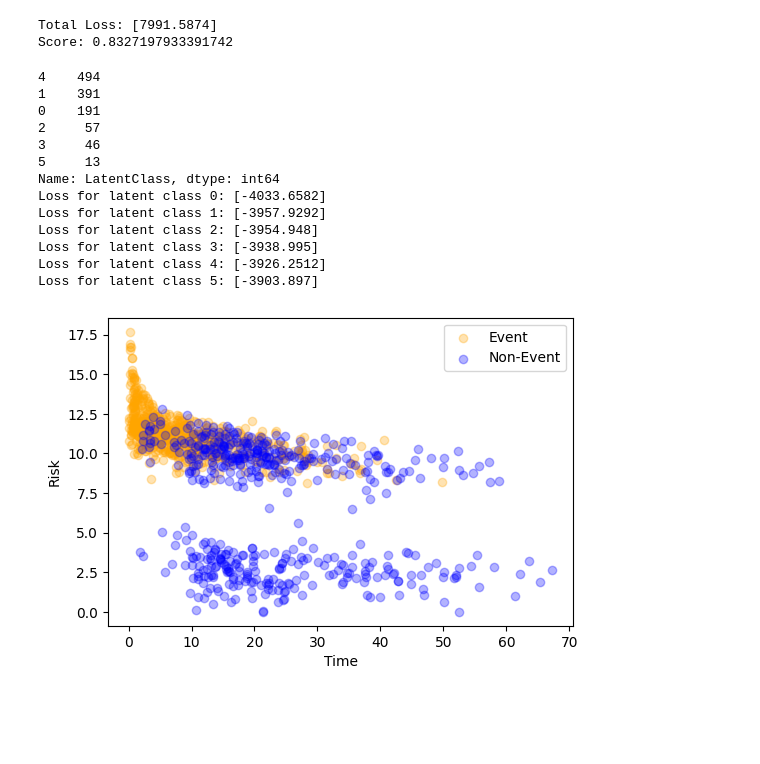
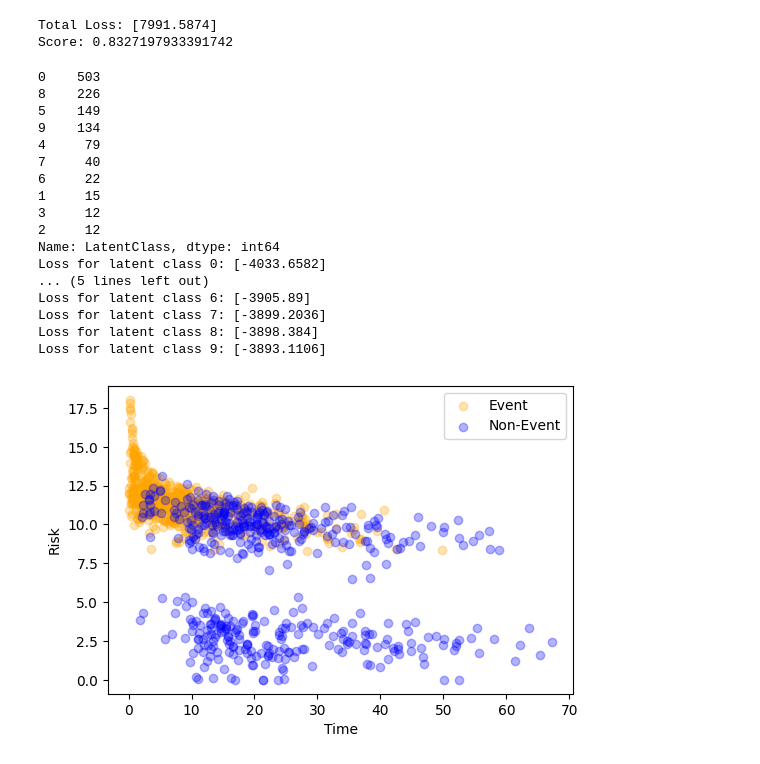
Before and after one commit to Kcole3/datasci_223, a Jupyter notebook: exercises/final_project.ipynb, the cells around one changed output. Saved outputs shown, nothing was run; the diff lists cells and outputs as text; code cells hidden in the pictures; blank space fills up the shorter version.

```diff
--- a/exercises/final_project.ipynb
+++ b/exercises/final_project.ipynb
@@ -373,3 +373,18 @@ Try using .loc[row_indexer,col_indexer] = value instead
 
 See the caveats in the documentation: https://pandas.pydata.org/pandas-docs/stable/user_guide/indexing.html#returning-a-view-versus-a-copy
   data_clean2['drug_class'] = data_clean2['drug_class'].str.lower().replace({'combo': 'Combo'})
+# %%
+
+#Split into train and test dataframe
+
+test_size = int(0.15 * len(data_clean2))
+
+# Shuffle the indices
+indices = np.arange(len(data_clean2))
+np.random.shuffle(indices)
+
+# Split indices into training and testing sets
+train_df = data_clean2.iloc[:-test_size]
+test_df = data_clean2.iloc[-test_size:]
+display(train_df)
+display(test_df)
@@ -380,16 +459,16 @@ from sksurv.preprocessing import OneHotEncoder
 
 #I took out age here
 columns_to_convert = ['response', 'clin_benefit', 'cancer_type', 'sex', 'cohort', 'drug_class', 'progression']  # List of columns to convert
-data_clean2[columns_to_convert] = data_clean2[columns_to_convert].astype('category')
+train_df[columns_to_convert] = train_df[columns_to_convert].astype('category')
 
 # Apply OneHotEncoder
 encoder = OneHotEncoder()
-data_encoded = encoder.fit_transform(data_clean2[columns_to_convert])
+data_encoded = encoder.fit_transform(train_df[columns_to_convert])
 
 #print(data_encoded)
 
 # Concatenate the encoded DataFrame with data_clean
-data_clean_encoded = pd.concat([data_clean2.drop(columns=columns_to_convert), data_encoded], axis=1)
+data_clean_encoded = pd.concat([train_df.drop(columns=columns_to_convert), data_encoded], axis=1)
 
 print(data_clean_encoded)
 
@@ -2122,19 +2271,23 @@ Loss for latent class 1: [-3957.9292]
 Total Loss: [7991.5874]
 Score: 0.8327197933391742
 # %%
-cancer_lca2 = lca(cancer_scaled, 'vital_status', 'OS', 6)
+cancer_lca2 = lca(cancer_scaled, 'vital_status', 'OS', 10)
 # %% [output]
-4    494
-1    391
-0    191
-2     57
-3     46
-5     13
+0    503
+8    226
+5    149
+9    134
+4     79
+7     40
+6     22
+1     15
+3     12
+2     12
 Name: LatentClass, dtype: int64
 Loss for latent class 0: [-4033.6582]
-Loss for latent class 1: [-3957.9292]
-Loss for latent class 2: [-3954.948]
-Loss for latent class 3: [-3938.995]
-Loss for latent class 4: [-3926.2512]
-Loss for latent class 5: [-3903.897]
+... (5 lines left out)
+Loss for latent class 6: [-3905.89]
+Loss for latent class 7: [-3899.2036]
+Loss for latent class 8: [-3898.384]
+Loss for latent class 9: [-3893.1106]
-[figure, old version]
+[figure, new version]
```
Also changed, not shown: parts of 28 cells of this notebook.
